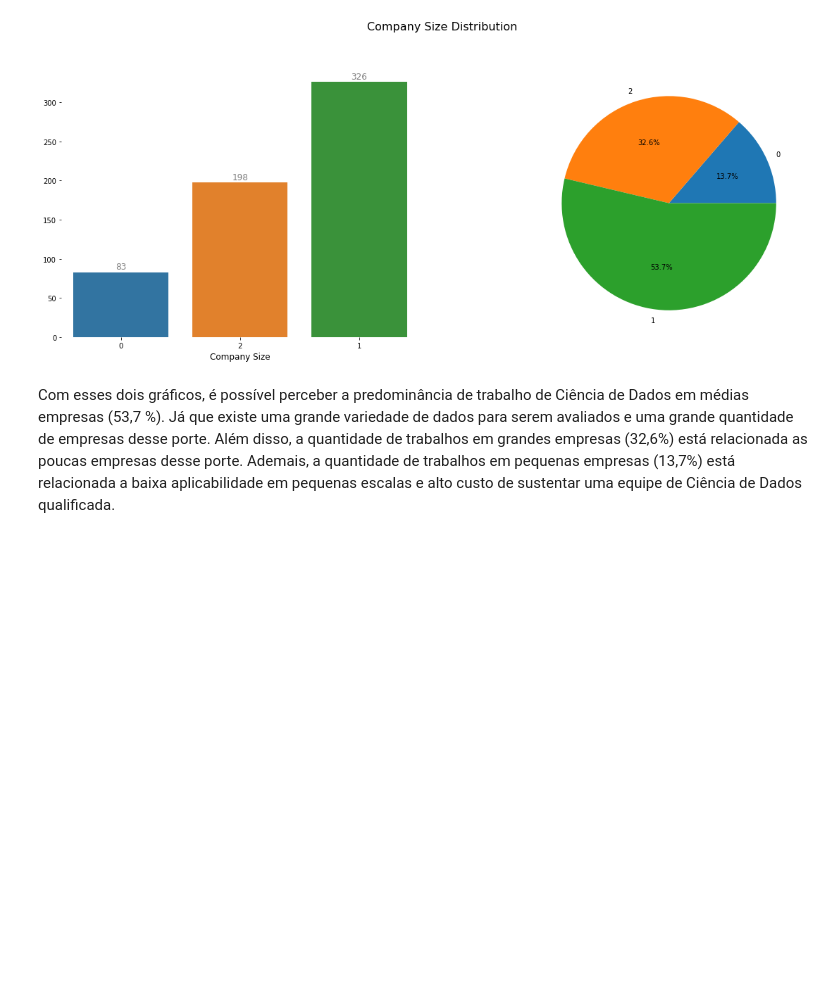
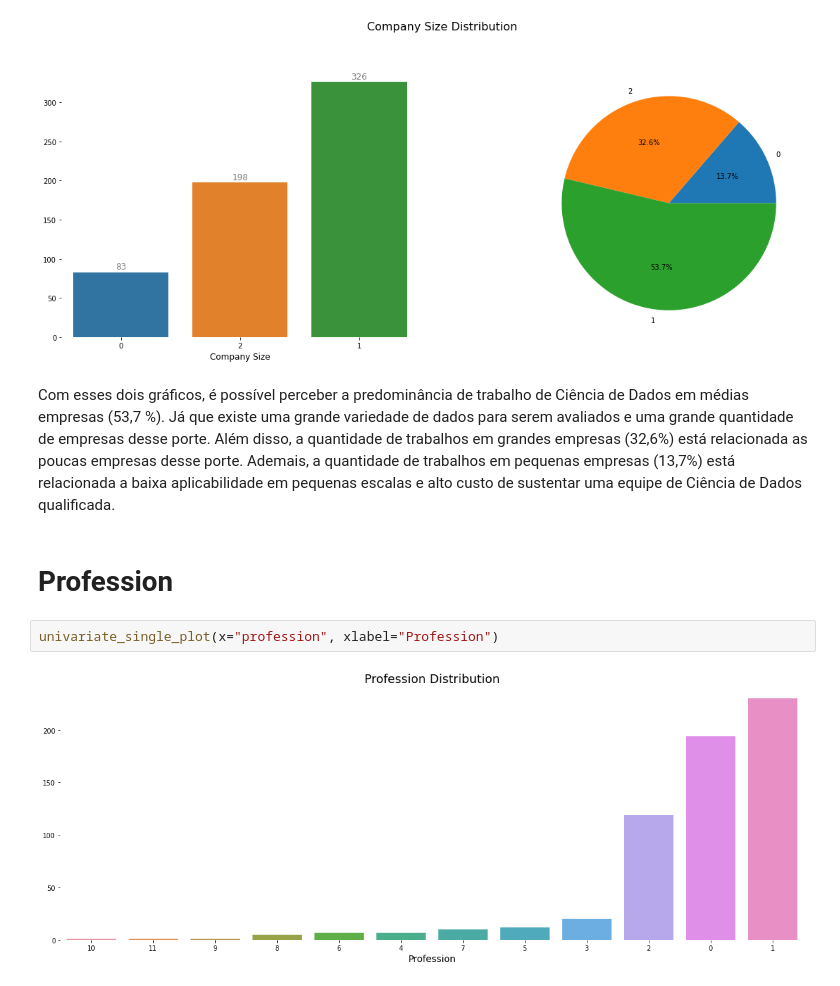
Before and after one commit to leotanaka4/ds-job-salaries, a Jupyter notebook: main.ipynb, the cells around one changed output. Saved outputs shown, nothing was run; the diff lists cells and outputs as text; blank space fills up the shorter version.

```diff
--- a/main.ipynb
+++ b/main.ipynb
@@ -616,3 +640,9 @@ univariate_multi_plot(x="company_size", xlabel="Company Size")
 [figure]
 # %% [markdown]
 Com esses dois gráficos, é possível perceber a predominância de trabalho de Ciência de Dados em médias empresas (53,7 %). Já que existe uma grande variedade de dados para serem avaliados e uma grande quantidade de empresas desse porte. Além disso, a quantidade de trabalhos em grandes empresas (32,6%) está relacionada as poucas empresas desse porte. Ademais, a quantidade de trabalhos em pequenas empresas (13,7%) está relacionada a baixa aplicabilidade em pequenas escalas e alto custo de sustentar uma equipe de Ciência de Dados qualificada.
+# %% [markdown]
+# Profession
+# %%
+univariate_single_plot(x="profession", xlabel="Profession")
+# %% [output]
+[figure, added]
```
Also changed, not shown: parts of 18 cells of this notebook.
